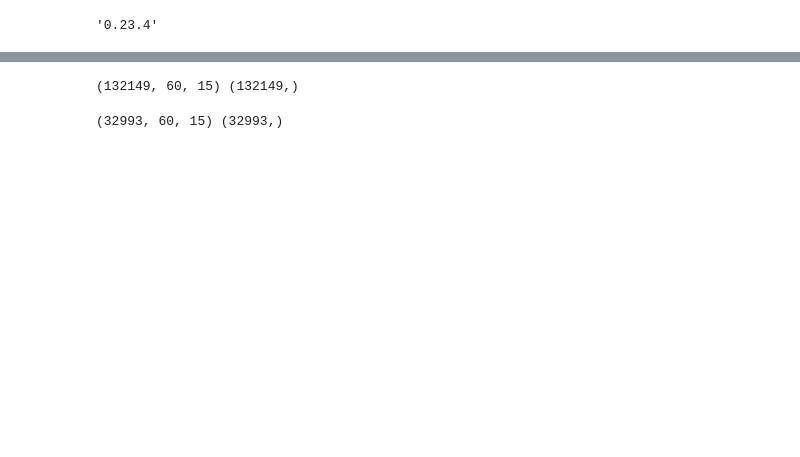
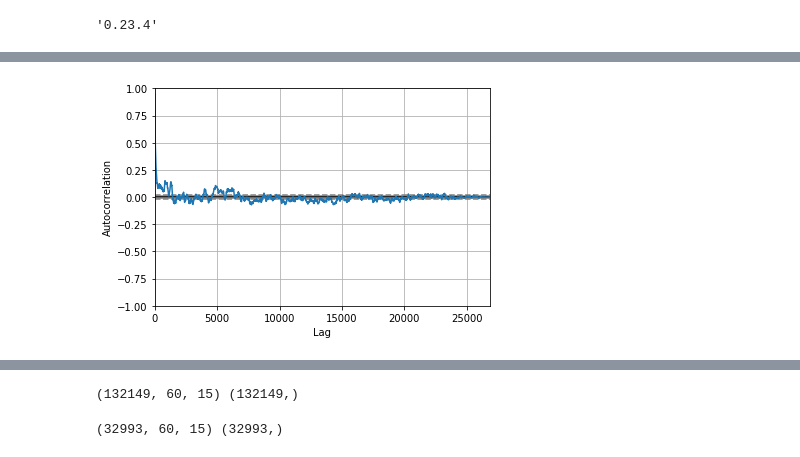
Before and after one commit to Jamiesmackay/Masters_Project, a Jupyter notebook: Code unedited/Project/Neural_Network_testing.ipynb, the cells around one changed output, grey strips where cells are left out. Saved outputs shown, nothing was run; the diff lists cells and outputs as text; code cells hidden in the pictures; blank space fills up the shorter version.

```diff
--- a/Code unedited/Project/Neural_Network_testing.ipynb
+++ b/Code unedited/Project/Neural_Network_testing.ipynb
@@ -159,0 +292,5 @@ Scaled_P_max_R80711_Test = scale_data(Test_R80711,'P_max',P_scaler)
+# %%
+autocorrelation_plot(Scaled_P_avg_R80790_Test)
+plt.show()
+# %% [output]
+[figure, added]
```
Also changed, not shown: parts of 45 cells of this notebook.
